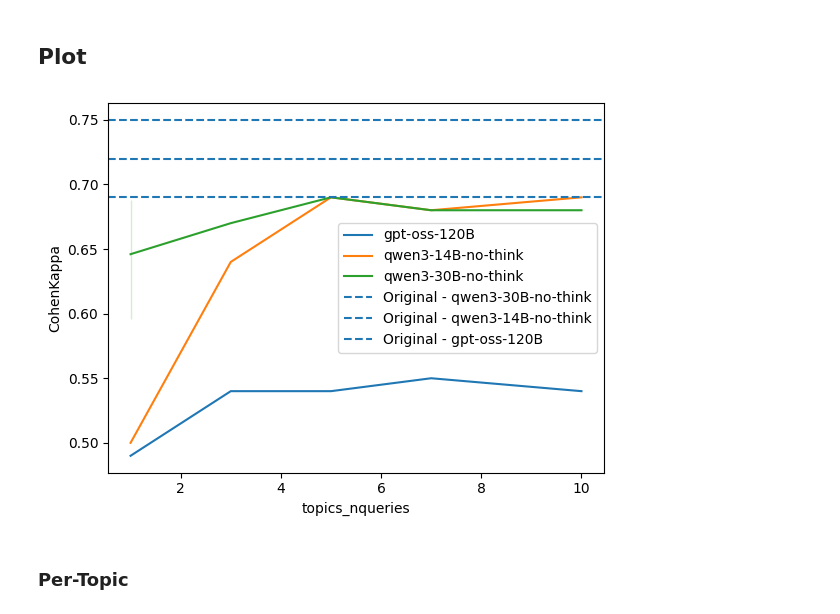
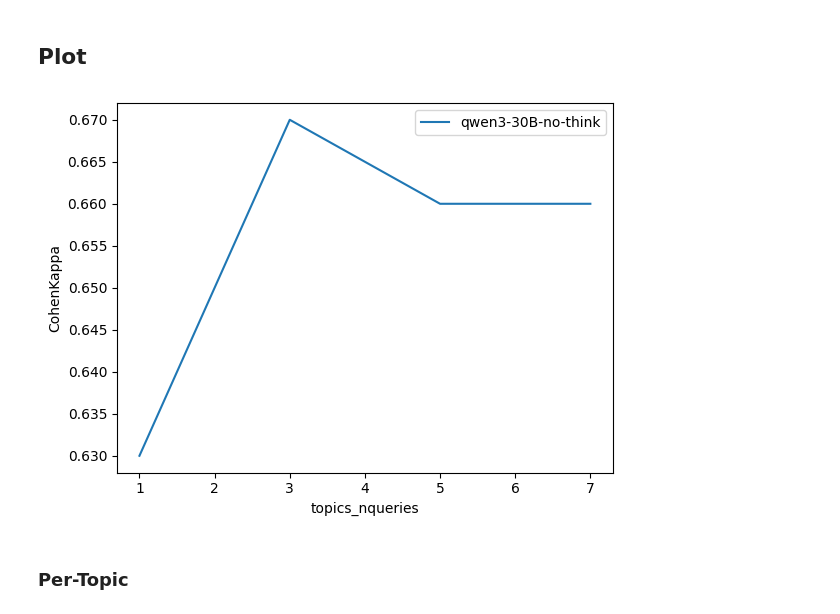
Before and after one commit to irgroup/SIGIR26-Synthesized-Information-Needs, a Jupyter notebook: notebooks/evaluate-alignment.ipynb, the cells around one changed output. Drawn from its saved outputs; the diff is of its cells as text; code cells hidden in the pictures.

```diff
--- a/notebooks/evaluate-alignment.ipynb
+++ b/notebooks/evaluate-alignment.ipynb
@@ -11,7 +11,7 @@ logger.setLevel("DEBUG")
 ### Binary Relevance Labels
 # %%
 # Load generated qrels from path
-BASE_DIR = DATA_DIR_INTERIM / "robust-topics-qrels"
+BASE_DIR = DATA_DIR_INTERIM / "qrels-robust-topics-generated"
 predictions, names, metadata = load_qrels_from_path(BASE_DIR)
 
 # binarize qrels
@@ -93,17 +53,18 @@ Prompts:
 # %%
 model = "qwen3-30B-no-think"  # df["model"]
 prompt_sorter = [
-    "human",            # Original topic
-    "trec-query",       # Original topic title field
-    "trec",             # Query variants + relevant documents
-    "trec-contrastive",  # Query variants + relevant + non-relevant documents
-    'trec-docs-rel',     # relevant documents
-    'trec-docs',        # relevant + non-relevant documents
+    "topic-query",
+    "topic-docs-pos",
+    "topic-docs-neg",
+    "topic-query-docs-pos",
+    "topic-query-docs-neg",
+    "topic-contrastive",
+    "topic-query-contrastive"
 ]
 df["topics_prompt"] = pd.Categorical(df["topics_prompt"], prompt_sorter)
 
 df[(df["prompt"] == "-DNA-zero-shot") & \
       (df["model"] == model) &
    ((df["model"] == df["topics_model"]) | (df["topics_model"] == "trec assessors"))] \
-    .sort_values(by=["model", "topics_prompt"], ascending=[True, True])[["name", "topics_time", "topics_prompt", "model", "topics_nqueries", "topics_ndocspos", "topics_ndocsneg", "CohenKappa", "MeanAverageError", "AreaUnderReceiver"]]
+    .sort_values(by=["model", "topics_prompt"], ascending=[True, True])[["name", "topics_date", "topics_prompt", "model", "topics_nqueries", "topics_ndocspos", "topics_ndocsneg", "CohenKappa", "MeanAverageError", "AreaUnderReceiver"]]
 # %% [output]
@@ -116,10 +86,10 @@ import matplotlib.pyplot as plt
 # %%
 def plot_context_sweep(df, topic_prompt: str, measure: str = "CohenKappa"):
     # prepare data
-    df_orig = df[df["topics_model"] == "trec assessors"]
+    df_orig = df[df["topics_model"] == "human"]
 
     df = df[
-        (df["prompt"] == "-DNA-zero-shot") & ((df["model"] == df["topics_model"]) | (df["topics_model"] == "trec assessors"))]\
+        (df["prompt"] == "-DNA-zero-shot") & ((df["model"] == df["topics_model"]) | (df["topics_model"] == "human"))]\
         .sort_values(by=["model", "topics_prompt"], ascending=[True, True])[["topics_prompt", "model", "topics_nqueries", "topics_ndocspos", "topics_ndocsneg", "CohenKappa", "MeanAverageError", "AreaUnderReceiver"]]
 
     df = df[(df["topics_prompt"] == topic_prompt)]
@@ -135,9 +105,9 @@ def plot_context_sweep(df, topic_prompt: str, measure: str = "CohenKappa"):
                     linestyle='--', label=f"Original - {row['model']}")
     plt.legend()
 # %%
-plot_context_sweep(df, topic_prompt="trec-contrastive")
+plot_context_sweep(df, topic_prompt="topic-query")
 # %% [output]
-[figure, old version]
+[figure, new version]
 # %% [markdown]
 ### Per-Topic
 # %%
```
Also changed, not shown: parts of 11 cells of this notebook, 3 other files.
